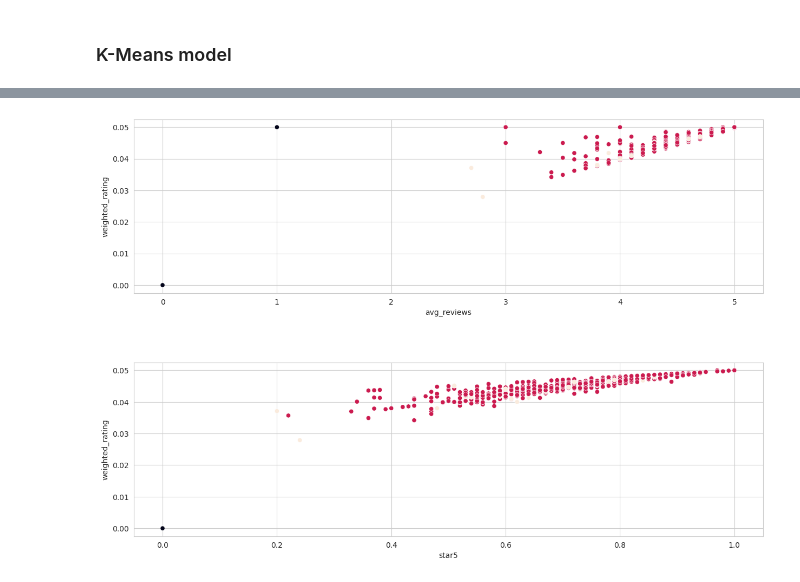
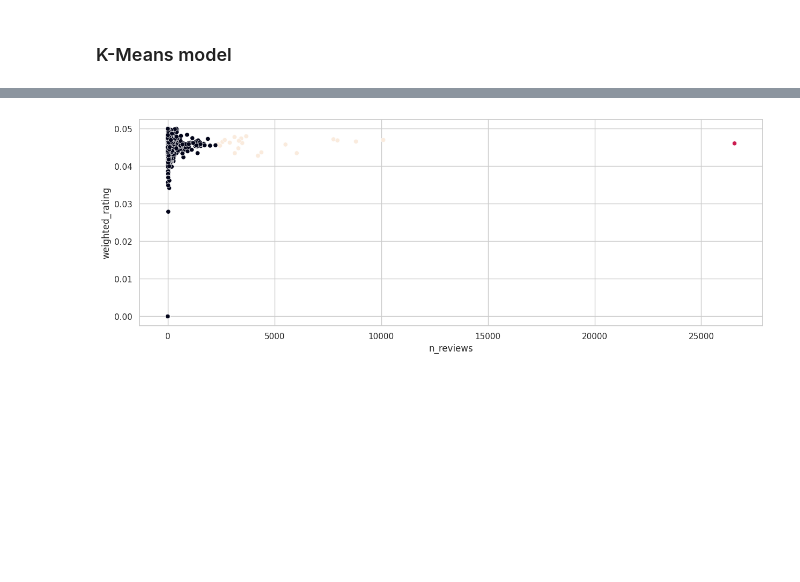
Before and after one commit to abrahamfullstack/Machine_Learning, a Jupyter notebook: CLUSTERS_Amazon_Data_Science_Books_Dataset.ipynb, the cells around one changed output, grey strips where cells are left out. Cells and saved outputs as stored; diff of their text form; code cells hidden in the pictures; blank space fills up the shorter version.

```diff
--- a/CLUSTERS_Amazon_Data_Science_Books_Dataset.ipynb
+++ b/CLUSTERS_Amazon_Data_Science_Books_Dataset.ipynb
@@ -421,7 +305,7 @@ kmeans = KMeans(n_clusters=3)
 kmeans.fit(df[cols])
 
 df['Cluster'] = kmeans.labels_
-df['Cluster'].replace({0: 'Cluster 1', 1: 'Cluster 2', 3: 'Cluster 3'}, inplace=True)
+df['Cluster'].replace({0: 'Cluster 1', 1: 'Cluster 2', 2: 'Cluster 3'}, inplace=True)
 
-df.head()
+df['Cluster'].unique()
 # %% [output]
@@ -435,19 +313,9 @@ df.head()
-# %%
-# Plot data with cluster
-
-# Plot data
-# Adjust size as required
-fig, axes = plt.subplots(nrows=2, ncols=1, figsize=(15,10))
-
-for feature, subplot in zip(dependent_num, axes.flatten()):
-  # Check pearson coeff
-  rho = np.corrcoef(df[feature], df['weighted_rating'])
-
-  # Add title to scatter plot with corr value
-  sns.scatterplot(data=df, x=feature, y='weighted_rating', ax=subplot, c=kmeans.labels_)
-
-plt.subplots_adjust(hspace=0.4)
-plt.show()
-# %% [output]
-[figure, removed]
+# %%
+plt.figure(figsize=(15, 5))
+# Plot data with cluster
+sns.scatterplot(data=df, x='n_reviews', y='weighted_rating', c=kmeans.labels_)
+
+plt.show()
+# %% [output]
+[figure, added]
 # %%
```
Also changed, not shown: parts of 25 cells of this notebook.
